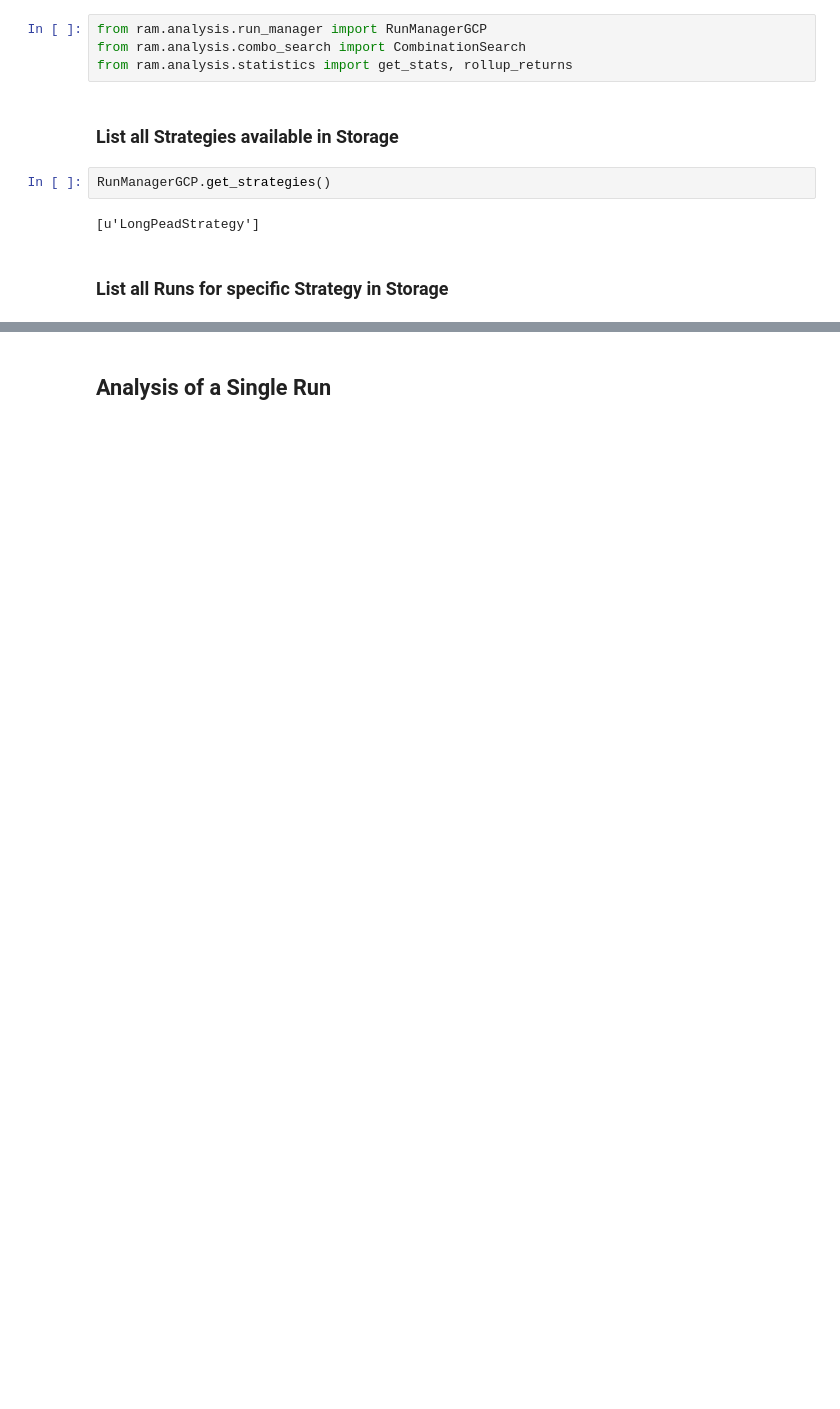
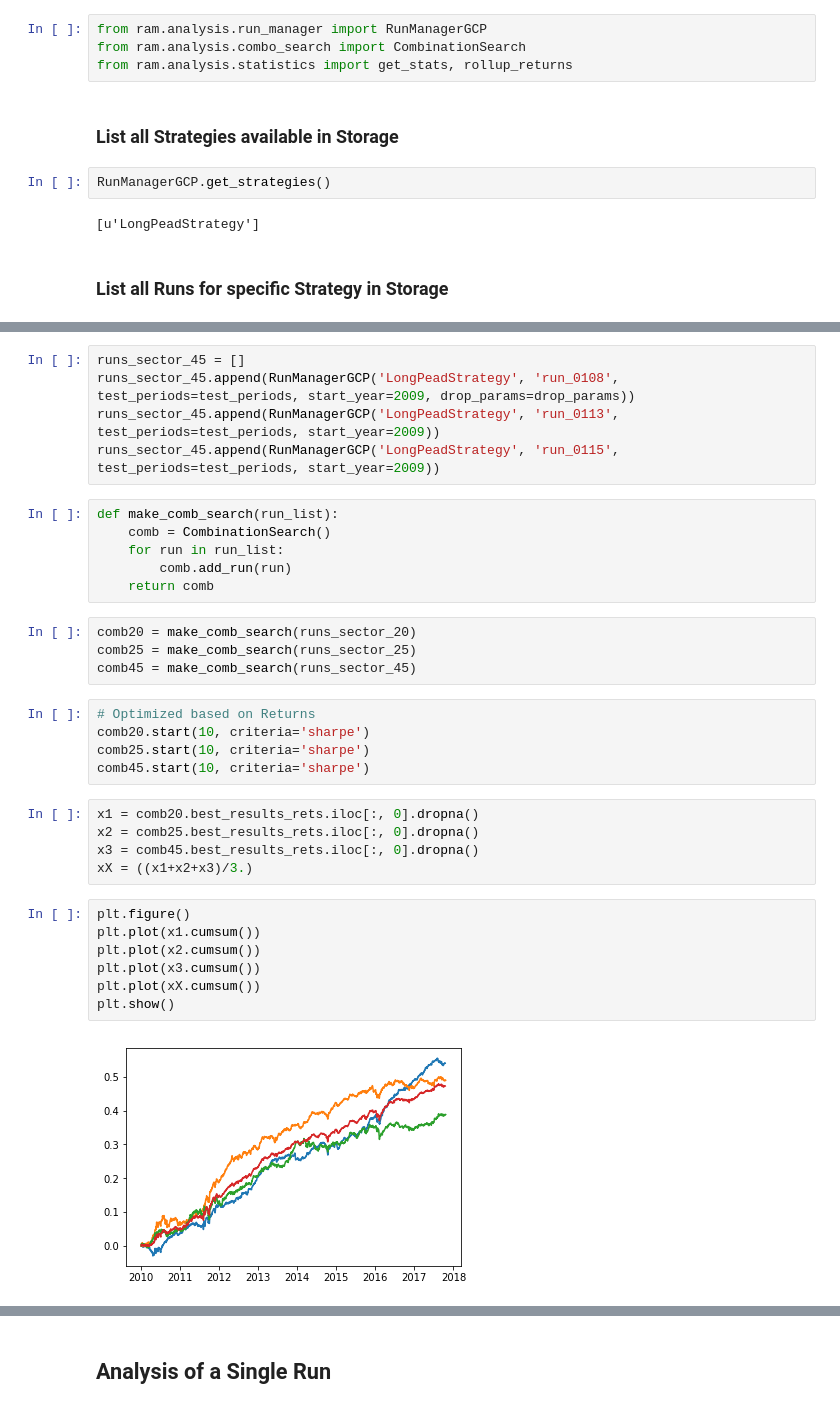
Before and after one commit to ryanoley/ram, a Jupyter notebook: examples/Example_Cloud_Analysis.ipynb, the cells around one changed output, grey strips where cells are left out. Drawn from its saved outputs; the diff is of its cells as text; blank space fills up the shorter version.

```diff
--- a/examples/Example_Cloud_Analysis.ipynb
+++ b/examples/Example_Cloud_Analysis.ipynb
@@ -30,0 +95,34 @@ RunManagerGCP.get_run_names('LongPeadStrategy')
+# %%
+runs_sector_45 = []
+runs_sector_45.append(RunManagerGCP('LongPeadStrategy', 'run_0108', test_periods=test_periods, start_year=2009, drop_params=drop_params))
+runs_sector_45.append(RunManagerGCP('LongPeadStrategy', 'run_0113', test_periods=test_periods, start_year=2009))
+runs_sector_45.append(RunManagerGCP('LongPeadStrategy', 'run_0115', test_periods=test_periods, start_year=2009))
+# %%
+def make_comb_search(run_list):
+    comb = CombinationSearch()
+    for run in run_list:
+        comb.add_run(run)
+    return comb
+# %%
+comb20 = make_comb_search(runs_sector_20)
+comb25 = make_comb_search(runs_sector_25)
+comb45 = make_comb_search(runs_sector_45)
+# %%
+# Optimized based on Returns
+comb20.start(10, criteria='sharpe')
+comb25.start(10, criteria='sharpe')
+comb45.start(10, criteria='sharpe')
+# %%
+x1 = comb20.best_results_rets.iloc[:, 0].dropna()
+x2 = comb25.best_results_rets.iloc[:, 0].dropna()
+x3 = comb45.best_results_rets.iloc[:, 0].dropna()
+xX = ((x1+x2+x3)/3.)
+# %%
+plt.figure()
+plt.plot(x1.cumsum())
+plt.plot(x2.cumsum())
+plt.plot(x3.cumsum())
+plt.plot(xX.cumsum())
+plt.show()
+# %% [output]
+[figure, added]
```
Also changed, not shown: parts of 158 cells of this notebook, 1 other file.
